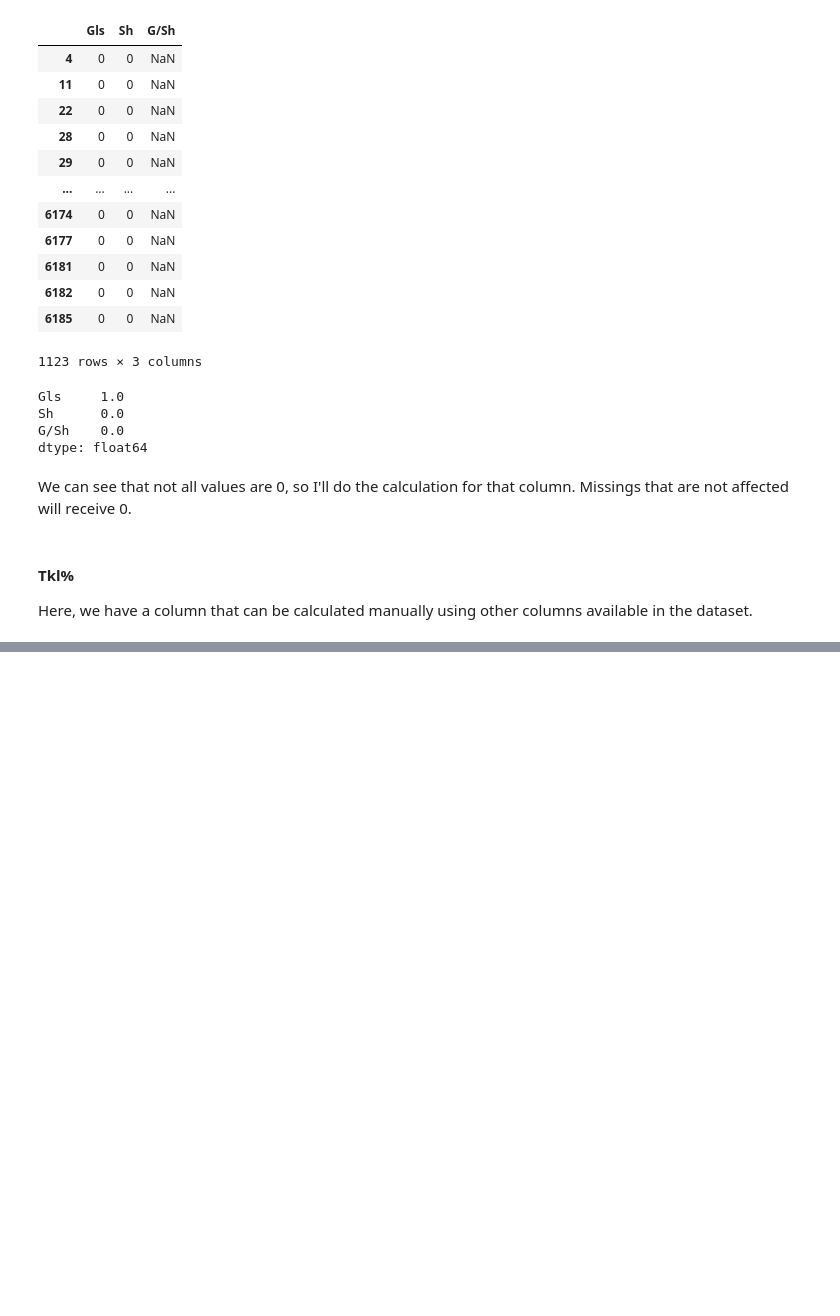
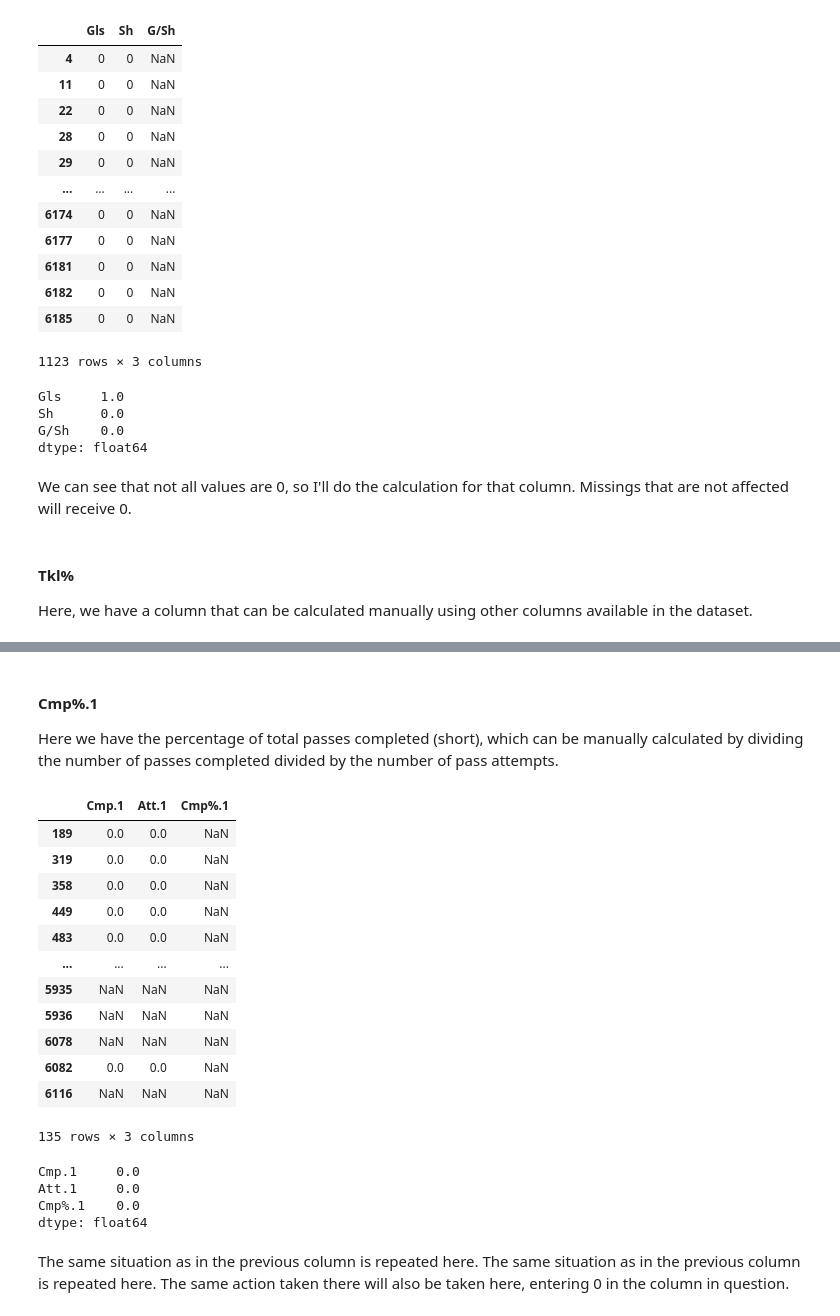
Before and after one commit to dnsrsdata/Football_Player_Rec_Syst, a Jupyter notebook: notebooks/ETL_Playground.ipynb, the cells around one changed output, grey strips where cells are left out. Cells and saved outputs as stored; diff of their text form; code cells hidden in the pictures; blank space fills up the shorter version.

```diff
--- a/notebooks/ETL_Playground.ipynb
+++ b/notebooks/ETL_Playground.ipynb
@@ -1074,0 +1168,36 @@ all_players_data['Tkl%'] = all_players_data['Tkl%'].fillna(0)
+# %%
+# Filling 0
+all_players_data['Cmp%'] = all_players_data['Cmp%'].fillna(0)
+# %% [markdown]
+#### Cmp%.1
+Here we have the percentage of total passes completed (short), which can be manually calculated by dividing the number of passes completed divided by the number of pass attempts.
+# %%
+# Creating a list with columns of interest
+columns_to_show = ['Cmp.1', 'Att.1', 'Cmp%.1']
+
+# Fetching columns and missing values
+all_players_data[all_players_data['Cmp%.1'].isna()].loc[:, columns_to_show]
+# %% [output]
+|  | Cmp.1 | Att.1 | Cmp%.1 |
+| 189 | 0.0 | 0.0 | NaN |
+| 319 | 0.0 | 0.0 | NaN |
+| 358 | 0.0 | 0.0 | NaN |
+| 449 | 0.0 | 0.0 | NaN |
+| 483 | 0.0 | 0.0 | NaN |
+| ... | ... | ... | ... |
+| 5935 | NaN | NaN | NaN |
+| 5936 | NaN | NaN | NaN |
+| 6078 | NaN | NaN | NaN |
+| 6082 | 0.0 | 0.0 | NaN |
+| 6116 | NaN | NaN | NaN |
+135 rows × 3 columns
+# %%
+# Checking if there some column with values greater than 0
+all_players_data[all_players_data['Cmp%.1'].isna()].loc[:, columns_to_show].sum()
+# %% [output]
+Cmp.1     0.0
+Att.1     0.0
+Cmp%.1    0.0
+dtype: float64
+# %% [markdown]
+The same situation as in the previous column is repeated here. The same situation as in the previous column is repeated here. The same action taken there will also be taken here, entering 0 in the column in question.
```
Also changed, not shown: parts of 35 cells of this notebook.
